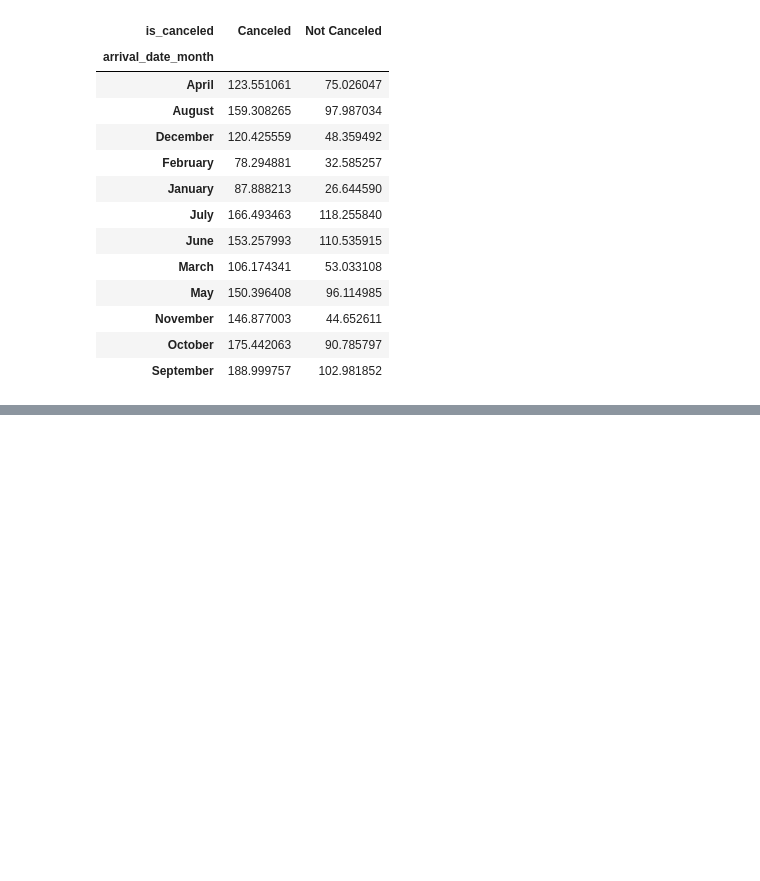
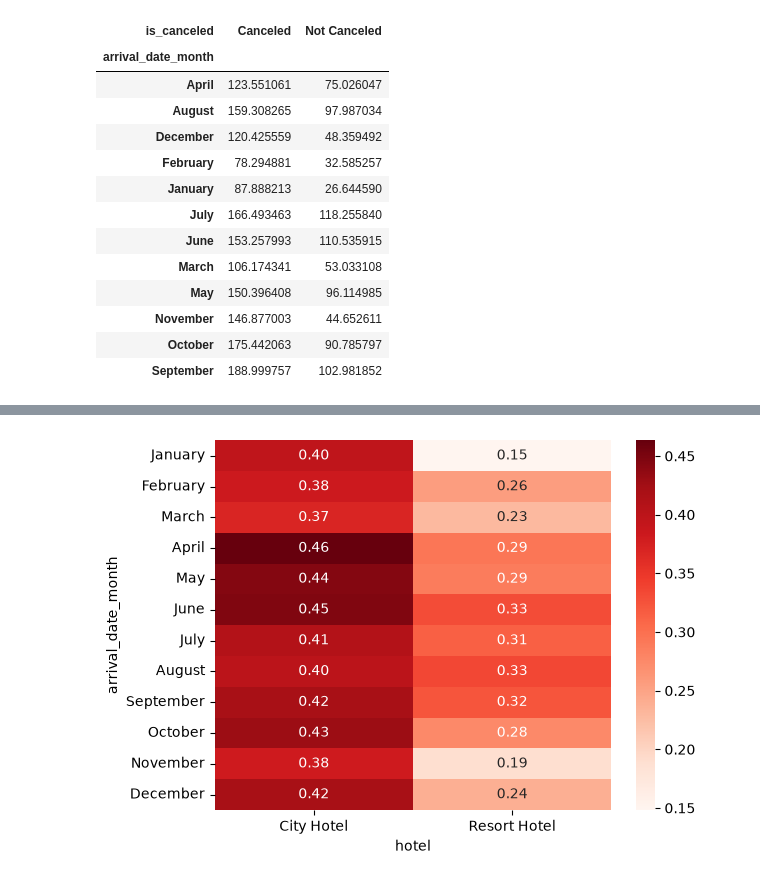
Before and after one commit to phan-274/EDA-Reflection-Project, a Jupyter notebook: EDA-Reflection-Project.ipynb, the cells around one changed output, grey strips where cells are left out. Saved outputs shown, nothing was run; the diff lists cells and outputs as text; code cells hidden in the pictures; blank space fills up the shorter version.

```diff
--- a/EDA-Reflection-Project.ipynb
+++ b/EDA-Reflection-Project.ipynb
@@ -553,0 +508,16 @@ sns.pairplot(data=df,vars=["avg_sleep_hours_weekday","daily_screen_time_hours"],
+# %%
+#For cancellation rate
+df_plot = df.assign(canceled=(df['is_canceled'] == 'Canceled').astype(int))
+
+month_order = ['January','February','March','April','May','June',
+               'July','August','September','October','November','December']
+#Calculate several statistics at once by using agg.
+summary = (df_plot.groupby(['arrival_date_month','hotel'])
+                  .agg(cancel_rate=('canceled', 'mean'),
+                       avg_lead_time=('lead_time', 'mean'),
+                       median_lead_time=('lead_time', 'median'), #median lead time is a better measure of central tendency for skewed data
+                       n=('canceled', 'size'))
+               .unstack('hotel')
+                  .reindex(month_order))
+
+summary
@@ -553,0 +540,5 @@ sns.pairplot(data=df,vars=["avg_sleep_hours_weekday","daily_screen_time_hours"],
+# %%
+sns.heatmap(summary['cancel_rate'], annot=True, fmt='.2f', cmap='Reds')
+plt.show()
+# %% [output]
+[figure, added]
```
Also changed, not shown: parts of 62 cells of this notebook.
